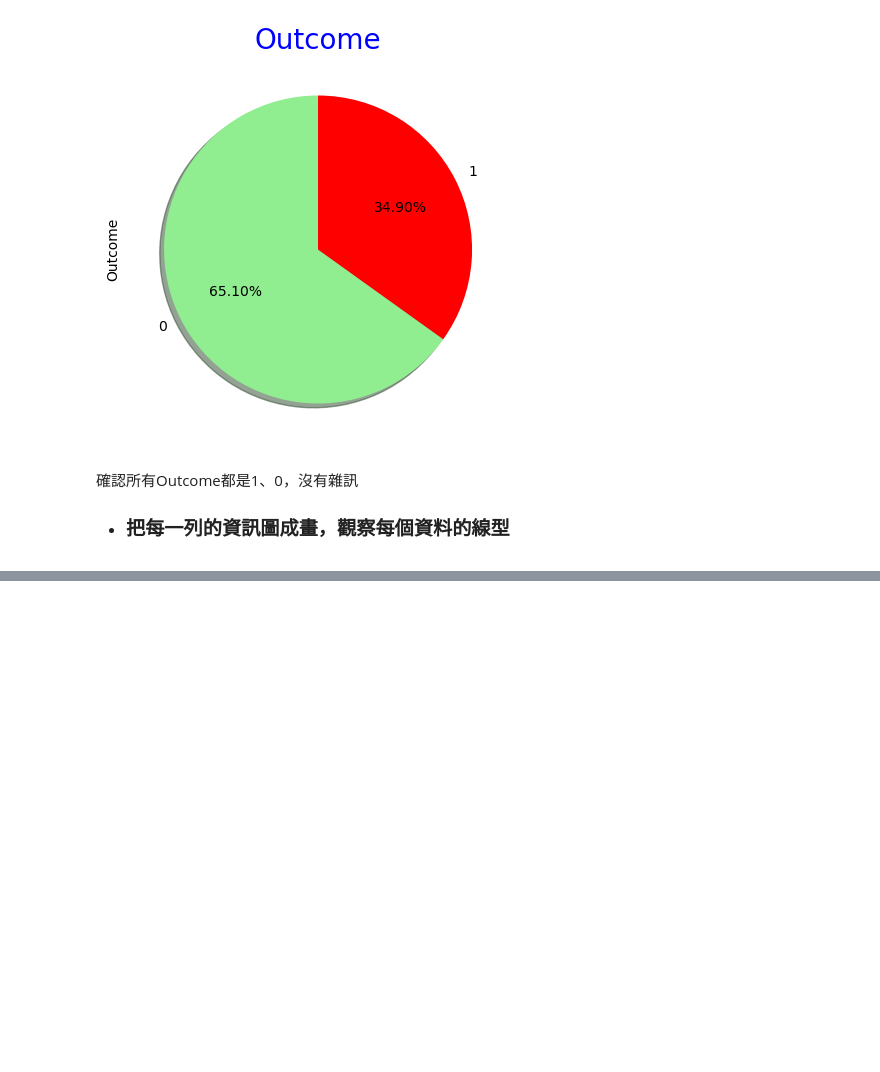
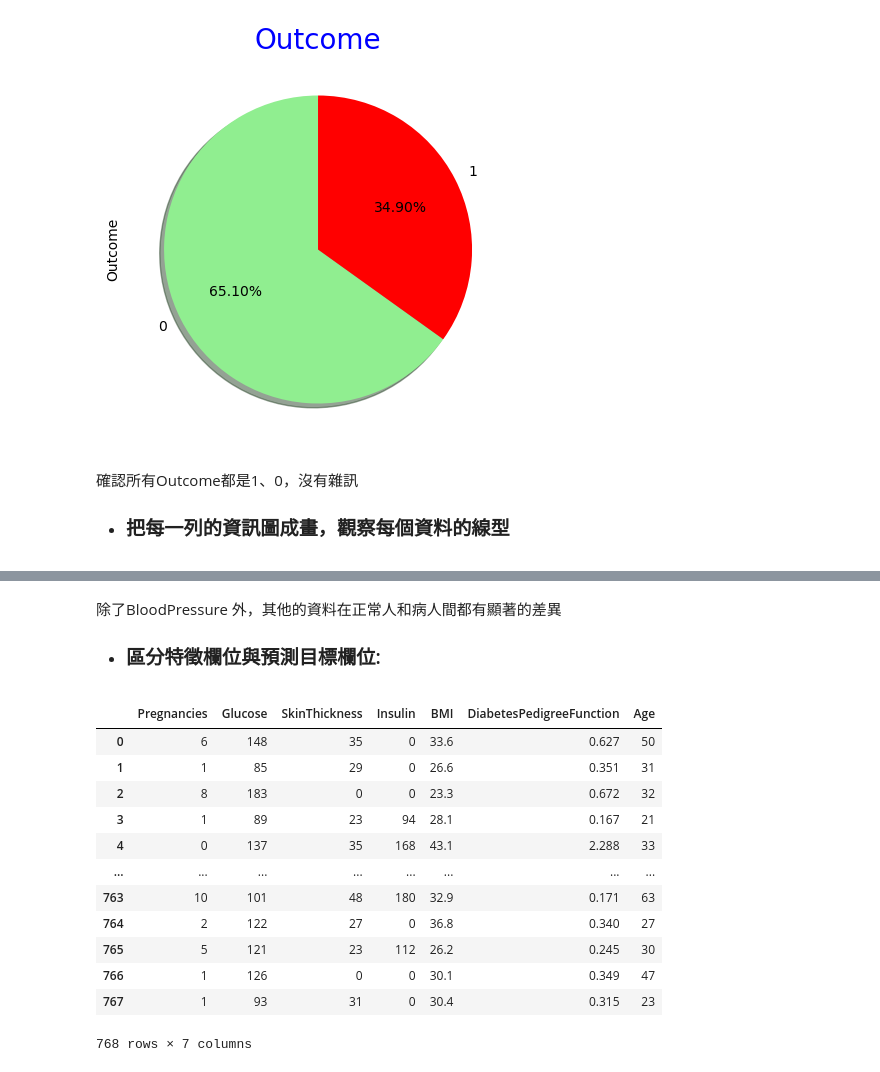
Before and after one commit to GongShaoGu/AIHW1, a Jupyter notebook: AI_HW1.ipynb, the cells around one changed output, grey strips where cells are left out. Cells and saved outputs as stored; diff of their text form; code cells hidden in the pictures; blank space fills up the shorter version.

Commit message:
Data cleaning complete at 03/30 20:13

```diff
--- a/AI_HW1.ipynb
+++ b/AI_HW1.ipynb
@@ -115,0 +206,21 @@ https://gist.github.com/mwaskom/de44147ed2974457ad6372750bbe5751
+# %% [markdown]
+除了BloodPressure 外，其他的資料在正常人和病人間都有顯著的差異
+* ### 區分**特徵欄位**與**預測目標欄位**:
+# %%
+data = rowdata.drop(['Outcome', 'BloodPressure'], axis = 1)
+label = rowdata['Outcome']
+display(data)
+# %% [output]
+|  | Pregnancies | Glucose | SkinThickness | Insulin | BMI | DiabetesPedigreeFunction | Age |
+| 0 | 6 | 148 | 35 | 0 | 33.6 | 0.627 | 50 |
+| 1 | 1 | 85 | 29 | 0 | 26.6 | 0.351 | 31 |
+| 2 | 8 | 183 | 0 | 0 | 23.3 | 0.672 | 32 |
+| 3 | 1 | 89 | 23 | 94 | 28.1 | 0.167 | 21 |
+| 4 | 0 | 137 | 35 | 168 | 43.1 | 2.288 | 33 |
+| ... | ... | ... | ... | ... | ... | ... | ... |
+| 763 | 10 | 101 | 48 | 180 | 32.9 | 0.171 | 63 |
+| 764 | 2 | 122 | 27 | 0 | 36.8 | 0.340 | 27 |
+| 765 | 5 | 121 | 23 | 112 | 26.2 | 0.245 | 30 |
+| 766 | 1 | 126 | 0 | 0 | 30.1 | 0.349 | 47 |
+| 767 | 1 | 93 | 31 | 0 | 30.4 | 0.315 | 23 |
+768 rows × 7 columns
```
Also changed, not shown: parts of 11 cells of this notebook.
